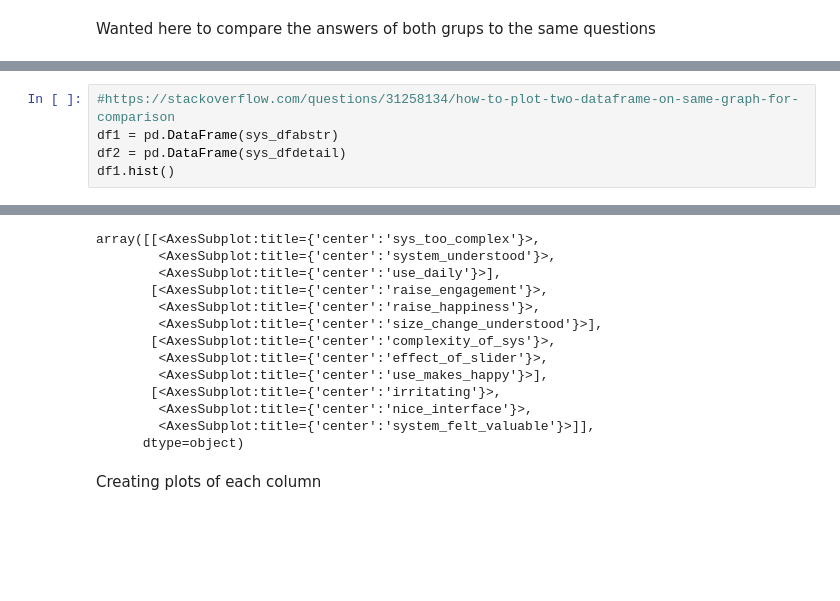
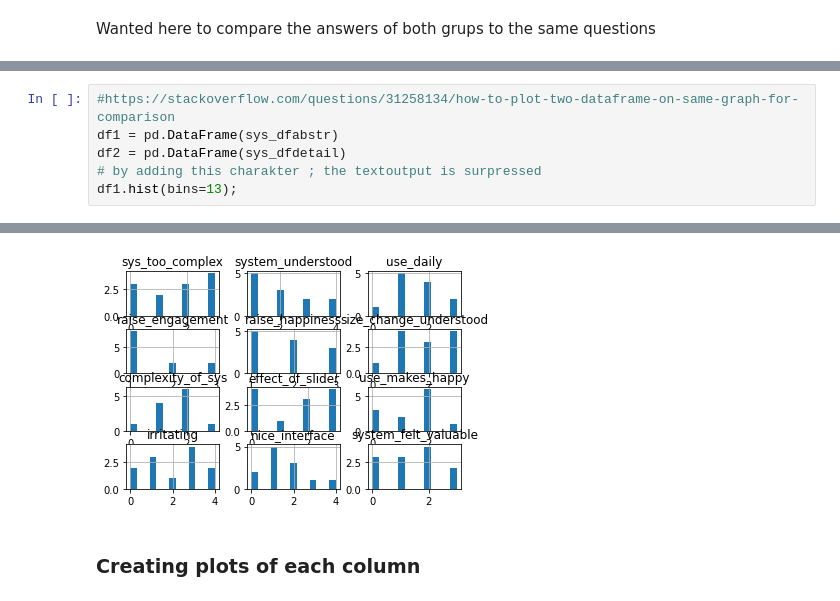
Before and after one commit to Norlez/Group-Emotion-Representation, a Jupyter notebook: survey_analysis/AnalizeSurvey.ipynb, the cells around one changed output, grey strips where cells are left out. Cells and saved outputs as stored; diff of their text form; blank space fills up the shorter version.

```diff
--- a/survey_analysis/AnalizeSurvey.ipynb
+++ b/survey_analysis/AnalizeSurvey.ipynb
@@ -251,5 +177,6 @@ pd.concat([sys_dfdetail, sys_dfabstr],keys=['trail1','trail2'])
 #https://stackoverflow.com/questions/31258134/how-to-plot-two-dataframe-on-same-graph-for-comparison
 df1 = pd.DataFrame(sys_dfabstr)
 df2 = pd.DataFrame(sys_dfdetail)
-df1.hist()
+# by adding this charakter ; the textoutput is surpressed
+df1.hist(bins=13);
 # %% [output]
@@ -258,18 +183,6 @@ df1.hist()
-array([[<AxesSubplot:title={'center':'sys_too_complex'}>,
-        <AxesSubplot:title={'center':'system_understood'}>,
-        <AxesSubplot:title={'center':'use_daily'}>],
-       [<AxesSubplot:title={'center':'raise_engagement'}>,
-        <AxesSubplot:title={'center':'raise_happiness'}>,
-        <AxesSubplot:title={'center':'size_change_understood'}>],
-       [<AxesSubplot:title={'center':'complexity_of_sys'}>,
-        <AxesSubplot:title={'center':'effect_of_slider'}>,
-        <AxesSubplot:title={'center':'use_makes_happy'}>],
-       [<AxesSubplot:title={'center':'irritating'}>,
-        <AxesSubplot:title={'center':'nice_interface'}>,
-        <AxesSubplot:title={'center':'system_felt_valuable'}>]],
-      dtype=object)
+[figure, added]
 # %% [markdown]
-Creating plots of each column
+### Creating plots of each column
 # %%
 fig, (sys_dfabstr, sys_dfdetail) = plt.subplots(2, 1, sharex = True)
 fig.subplots_adjust(left=0.2, wspace=0.6)
```
Also changed, not shown: parts of 30 cells of this notebook.
